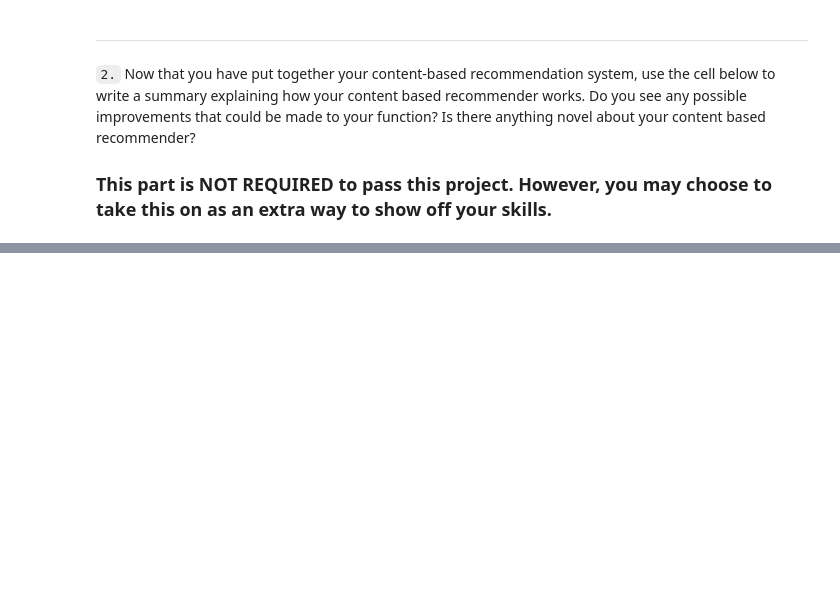
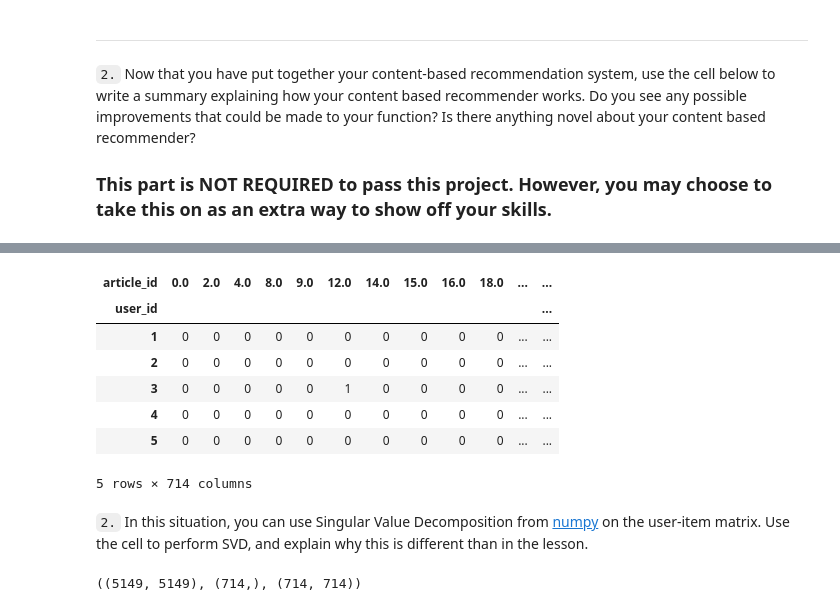
Before and after one commit to gilzero/project_recommendations_ibm, a Jupyter notebook: Recommendations_with_IBM_submit.ipynb, the cells around one changed output, grey strips where cells are left out. Cells and saved outputs as stored; diff of their text form; code cells hidden in the pictures; blank space fills up the shorter version.

```diff
--- a/Recommendations_with_IBM_submit.ipynb
+++ b/Recommendations_with_IBM_submit.ipynb
@@ -2018,0 +2097,25 @@ def make_recs_for_brand_new_user(threshold_second_layer=5):
+# %%
+# Load the matrix here
+# The matrix is generated in Part 3 above, use it directly.
+
+# quick look at the matrix
+user_item.head()
+# %% [output]
+| article_id | 0.0 | 2.0 | 4.0 | 8.0 | 9.0 | 12.0 | 14.0 | 15.0 | 16.0 | 18.0 | ... | ... |
+| user_id |  |  |  |  |  |  |  |  |  |  |  | ... |
+| 1 | 0 | 0 | 0 | 0 | 0 | 0 | 0 | 0 | 0 | 0 | ... | ... |
+| 2 | 0 | 0 | 0 | 0 | 0 | 0 | 0 | 0 | 0 | 0 | ... | ... |
+| 3 | 0 | 0 | 0 | 0 | 0 | 1 | 0 | 0 | 0 | 0 | ... | ... |
+| 4 | 0 | 0 | 0 | 0 | 0 | 0 | 0 | 0 | 0 | 0 | ... | ... |
+| 5 | 0 | 0 | 0 | 0 | 0 | 0 | 0 | 0 | 0 | 0 | ... | ... |
+5 rows × 714 columns
+# %% [markdown]
+`2.` In this situation, you can use Singular Value Decomposition from [numpy](https://docs.scipy.org/doc/numpy-1.14.0/reference/generated/numpy.linalg.svd.html) on the user-item matrix.  Use the cell to perform SVD, and explain why this is different than in the lesson.
+# %%
+# Perform SVD on the User-Item Matrix Here
+
+u, s, vt = np.linalg.svd(user_item) # use the built in to get the three matrices
+
+u.shape, s.shape, vt.shape
+# %% [output]
+((5149, 5149), (714,), (714, 714))
```
Also changed, not shown: parts of 26 cells of this notebook, 2 other files.
